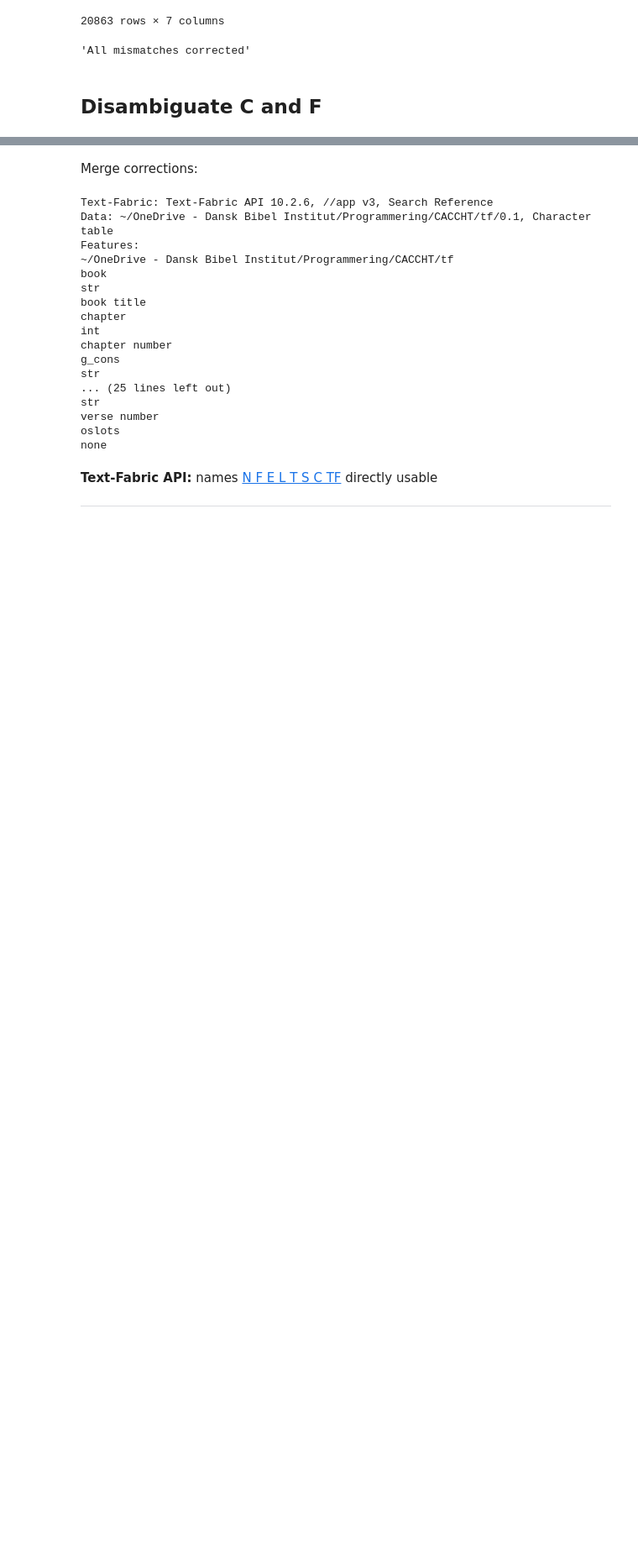
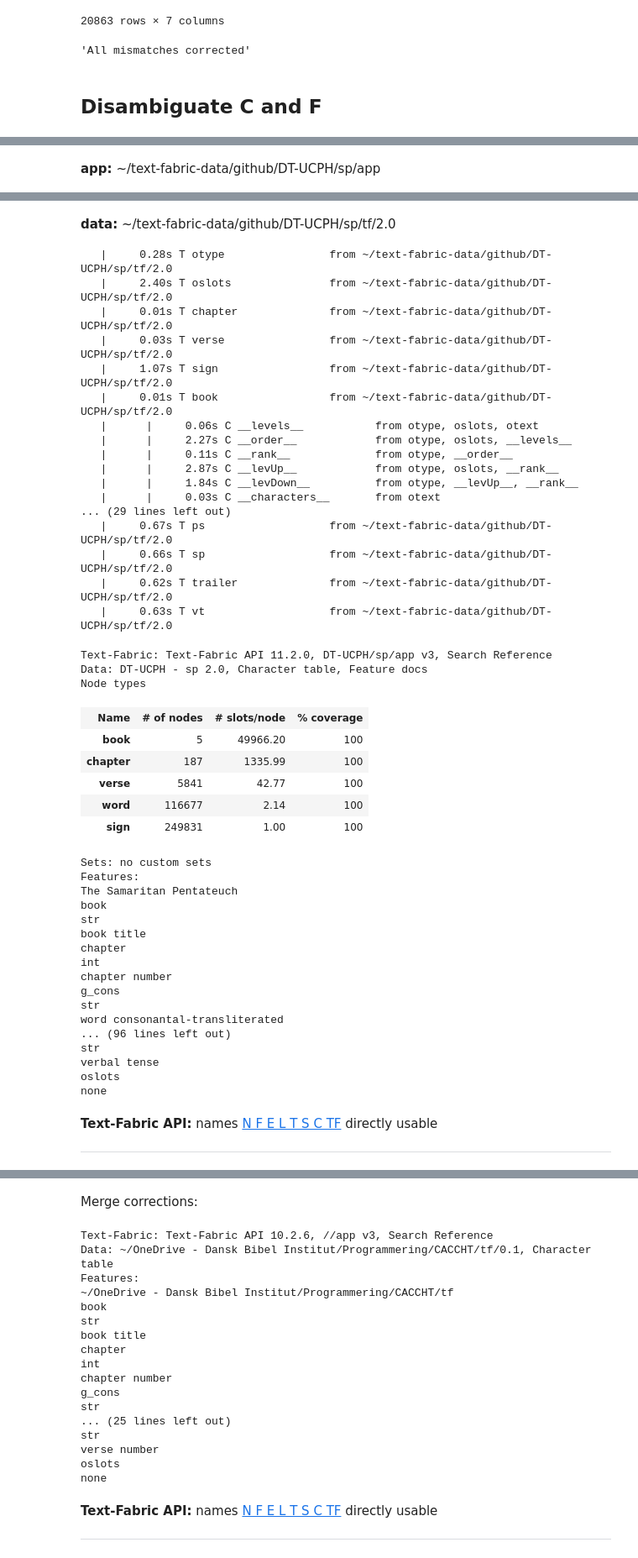
Before and after one commit to DT-UCPH/sp, a Jupyter notebook: programs/Parse g_cons.ipynb, the cells around one changed output, grey strips where cells are left out. Shown at 84% size. Drawn from its saved outputs; the diff is of its cells as text; code cells hidden in the pictures; blank space fills up the shorter version.

```diff
--- a/programs/Parse g_cons.ipynb
+++ b/programs/Parse g_cons.ipynb
@@ -119,0 +120,4 @@ Make dataset:
+# %%
+from tf.app import use
+A = use('DT-UCPH/sp:hot', hoist=globals())
+# %% [output]
@@ -119,0 +133 @@ Make dataset:
+app: ~/text-fabric-data/github/DT-UCPH/sp/app
@@ -119,0 +151,45 @@ Make dataset:
+data: ~/text-fabric-data/github/DT-UCPH/sp/tf/2.0
+   |     0.28s T otype                from ~/text-fabric-data/github/DT-UCPH/sp/tf/2.0
+   |     2.40s T oslots               from ~/text-fabric-data/github/DT-UCPH/sp/tf/2.0
+   |     0.01s T chapter              from ~/text-fabric-data/github/DT-UCPH/sp/tf/2.0
+   |     0.03s T verse                from ~/text-fabric-data/github/DT-UCPH/sp/tf/2.0
+   |     1.07s T sign                 from ~/text-fabric-data/github/DT-UCPH/sp/tf/2.0
+   |     0.01s T book                 from ~/text-fabric-data/github/DT-UCPH/sp/tf/2.0
+   |      |     0.06s C __levels__           from otype, oslots, otext
+   |      |     2.27s C __order__            from otype, oslots, __levels__
+   |      |     0.11s C __rank__             from otype, __order__
+   |      |     2.87s C __levUp__            from otype, oslots, __rank__
+   |      |     1.84s C __levDown__          from otype, __levUp__, __rank__
+   |      |     0.03s C __characters__       from otext
+... (29 lines left out)
+   |     0.67s T ps                   from ~/text-fabric-data/github/DT-UCPH/sp/tf/2.0
+   |     0.66s T sp                   from ~/text-fabric-data/github/DT-UCPH/sp/tf/2.0
+   |     0.62s T trailer              from ~/text-fabric-data/github/DT-UCPH/sp/tf/2.0
+   |     0.63s T vt                   from ~/text-fabric-data/github/DT-UCPH/sp/tf/2.0
+Text-Fabric: Text-Fabric API 11.2.0, DT-UCPH/sp/app v3, Search Reference
+Data: DT-UCPH - sp 2.0, Character table, Feature docs
+Node types
+| Name | # of nodes | # slots/node | % coverage |
+| book | 5 | 49966.20 | 100 |
+| chapter | 187 | 1335.99 | 100 |
+| verse | 5841 | 42.77 | 100 |
+| word | 116677 | 2.14 | 100 |
+| sign | 249831 | 1.00 | 100 |
+Sets: no custom sets
+Features:
+The Samaritan Pentateuch
+book
+str
+book title
+chapter
+int
+chapter number
+g_cons
+str
+word consonantal-transliterated
+... (96 lines left out)
+str
+verbal tense
+oslots
+none
+Text-Fabric API: names N F E L T S C TF directly usable
```
Also changed, not shown: parts of 6 cells of this notebook.
